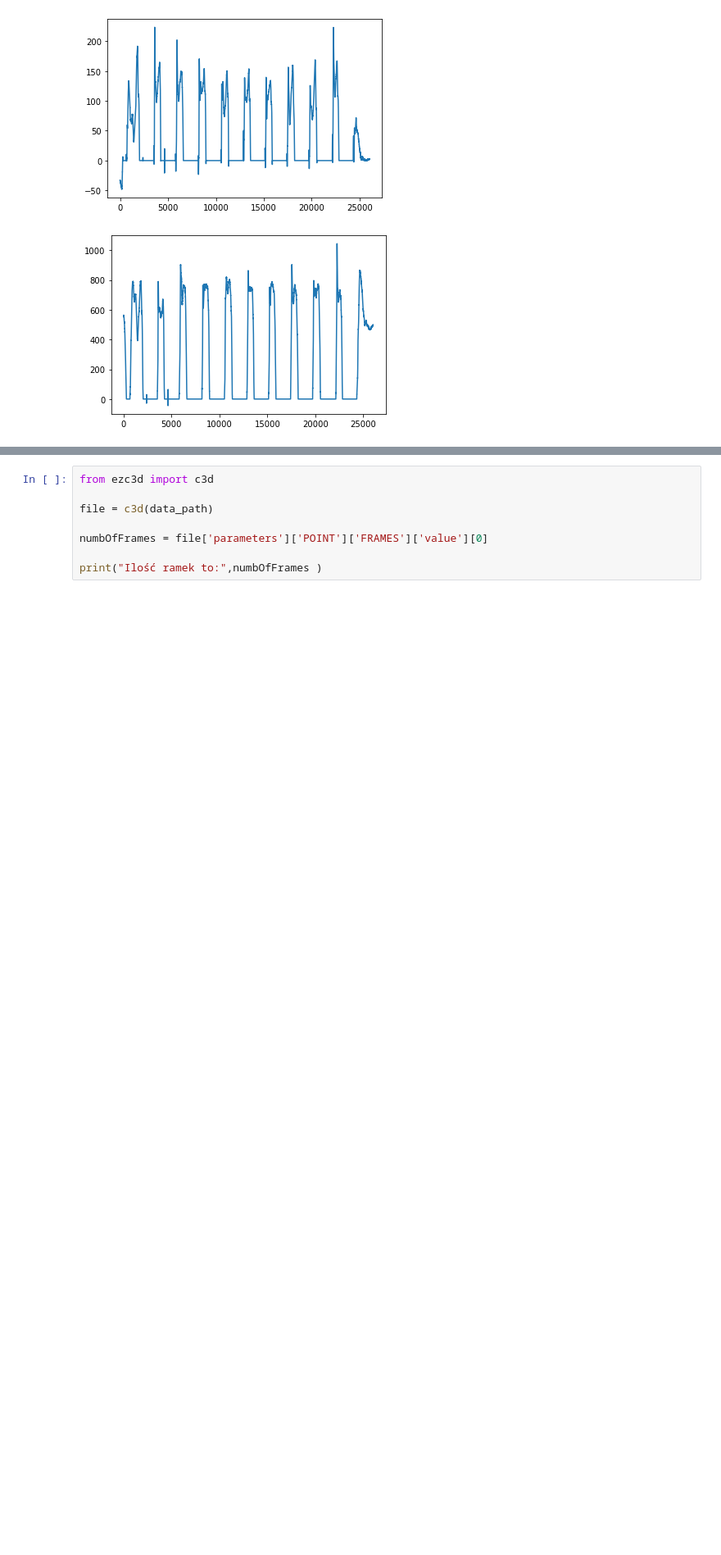
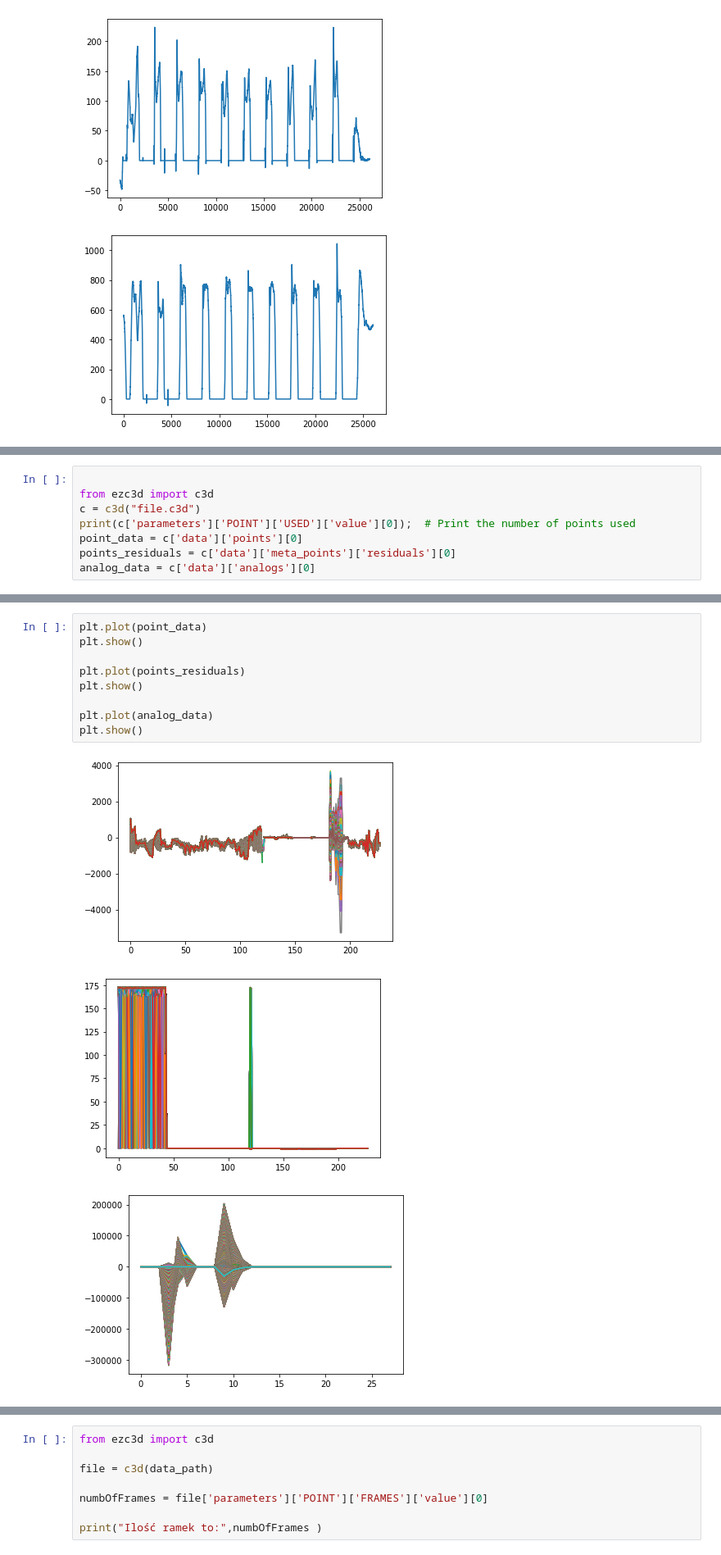
Before and after one commit to kkluwak/PJATK2020, a Jupyter notebook: RDCLabs/forcePlatform.ipynb, the cells around one changed output, grey strips where cells are left out. Shown at 82% size. Cells and saved outputs as stored; diff of their text form; blank space fills up the shorter version.

```diff
--- a/RDCLabs/forcePlatform.ipynb
+++ b/RDCLabs/forcePlatform.ipynb
@@ -123,0 +131,8 @@ plt.show()
+# %%
+
+from ezc3d import c3d
+c = c3d("file.c3d")
+print(c['parameters']['POINT']['USED']['value'][0]);  # Print the number of points used
+point_data = c['data']['points'][0]
+points_residuals = c['data']['meta_points']['residuals'][0]
+analog_data = c['data']['analogs'][0]
@@ -124 +151,14 @@ plt.show()
+# %%
+plt.plot(point_data)
+plt.show()
+
+plt.plot(points_residuals)
+plt.show()
+
+plt.plot(analog_data)
+plt.show()
+# %% [output]
+[figure, added]
+[figure, added]
+[figure, added]
 # %%
```
Also changed, not shown: parts of 13 cells of this notebook.
